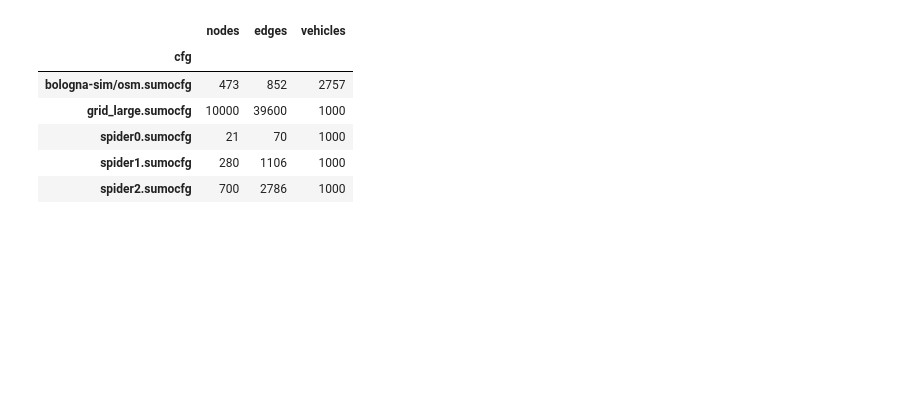
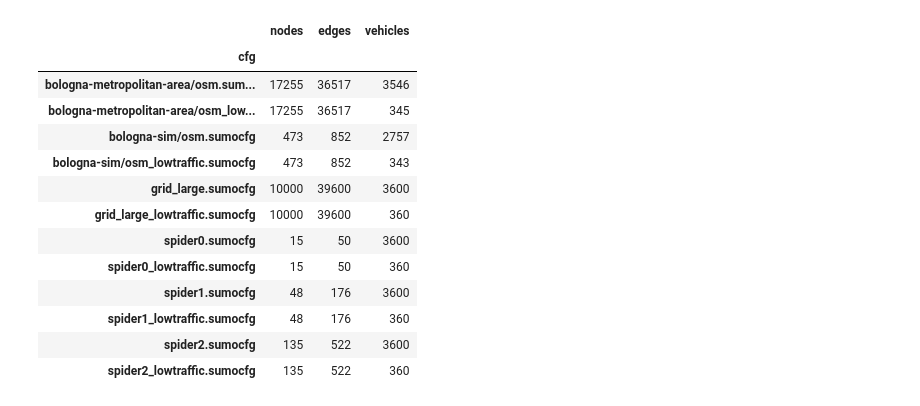
Before and after one commit to filloax/Parallel-Sumo, a Jupyter notebook: scripts/test_simtime.ipynb, the cells around one changed output. Cells and saved outputs as stored; diff of their text form; code cells hidden in the pictures; blank space fills up the shorter version.

```diff
--- a/scripts/test_simtime.ipynb
+++ b/scripts/test_simtime.ipynb
@@ -8,7 +9,8 @@ import itertools
 # %%
-df0 = pd.read_csv("../testResults/test7.csv")
+df0 = pd.read_csv("../testResults/test9.csv")
 df0['time'] = pd.to_numeric(df0['time'])
 df0['part.time'] = pd.to_numeric(df0['part.time'])
+df0 = df0[(df0["time"] + df0["part.time"]) > 0]
 df0
 # %% [output]
 |  | cfg | thread no. | time | part.time |
@@ -30,7 +32,7 @@ df1 = df0.groupby(["cfg", "thread no."]).agg({
     'part.time': 'max'
 }).reset_index()
 df1["time"] = df1["time"].apply(lambda x: round(x / 1000, 2))
-df1["cfg"] = df1["cfg"].apply(lambda x: x.replace("./assets/", ""))
+df1["cfg"] = df1["cfg"].apply(lambda x: x.replace("./assets/test/", ""))
 
 df1
 # %% [output]
@@ -113,39 +158,46 @@ from lxml.etree import _Element as Element, _ElementTree as ElementTree
 # %%
 cfg_props = []
 
 for cfg in unique_configs:
-    file = os.path.join("../assets", cfg)
+    file = os.path.join("../assets/test/", cfg)
 
     cfg_tree: ElementTree = lxml.etree.parse(file)
     cfg_root: Element = cfg_tree.getroot()
     cfg_dir = os.path.dirname(file)
 
     net_file: str = os.path.join(cfg_dir, cfg_root.find("./input/net-file").attrib["value"])
     route_files: list[str] = [os.path.join(cfg_dir, x) for x in cfg_root.find("./input/route-files").attrib["value"].split(",")]
 
     net: sumolib.net.Net = readNet(net_file)
     nodes: list[Node] = net.getNodes()
     edges: list[Edge] = net.getEdges()
 
     num_vehicles = 0
     for routef in route_files:
         route_tree: ElementTree = lxml.etree.parse(routef)
         route_root: Element = route_tree.getroot()
         num_vehicles += len(route_root.findall("vehicle"))
         num_vehicles += len(route_root.findall("trip"))
 
     cfg_props.append({'cfg': cfg, 'nodes': len(nodes), 'edges': len(edges), 'vehicles': num_vehicles})
 
 df0 = DataFrame(cfg_props).set_index("cfg")
 df0
 # %% [output]
 |  | nodes | edges | vehicles |
 | cfg |  |  |  |
+| bologna-metropolitan-area/osm.sum... | 17255 | 36517 | 3546 |
+| bologna-metropolitan-area/osm_low... | 17255 | 36517 | 345 |
 | bologna-sim/osm.sumocfg | 473 | 852 | 2757 |
-| grid_large.sumocfg | 10000 | 39600 | 1000 |
-| spider0.sumocfg | 21 | 70 | 1000 |
-| spider1.sumocfg | 280 | 1106 | 1000 |
-| spider2.sumocfg | 700 | 2786 | 1000 |
+| bologna-sim/osm_lowtraffic.sumocfg | 473 | 852 | 343 |
+| grid_large.sumocfg | 10000 | 39600 | 3600 |
+| grid_large_lowtraffic.sumocfg | 10000 | 39600 | 360 |
+| spider0.sumocfg | 15 | 50 | 3600 |
+| spider0_lowtraffic.sumocfg | 15 | 50 | 360 |
+| spider1.sumocfg | 48 | 176 | 3600 |
+| spider1_lowtraffic.sumocfg | 48 | 176 | 360 |
+| spider2.sumocfg | 135 | 522 | 3600 |
+| spider2_lowtraffic.sumocfg | 135 | 522 | 360 |
 # %%
 df1 = df0.copy()
 df0.to_latex(
```
Also changed, not shown: parts of 6 cells of this notebook, 4 other files.
